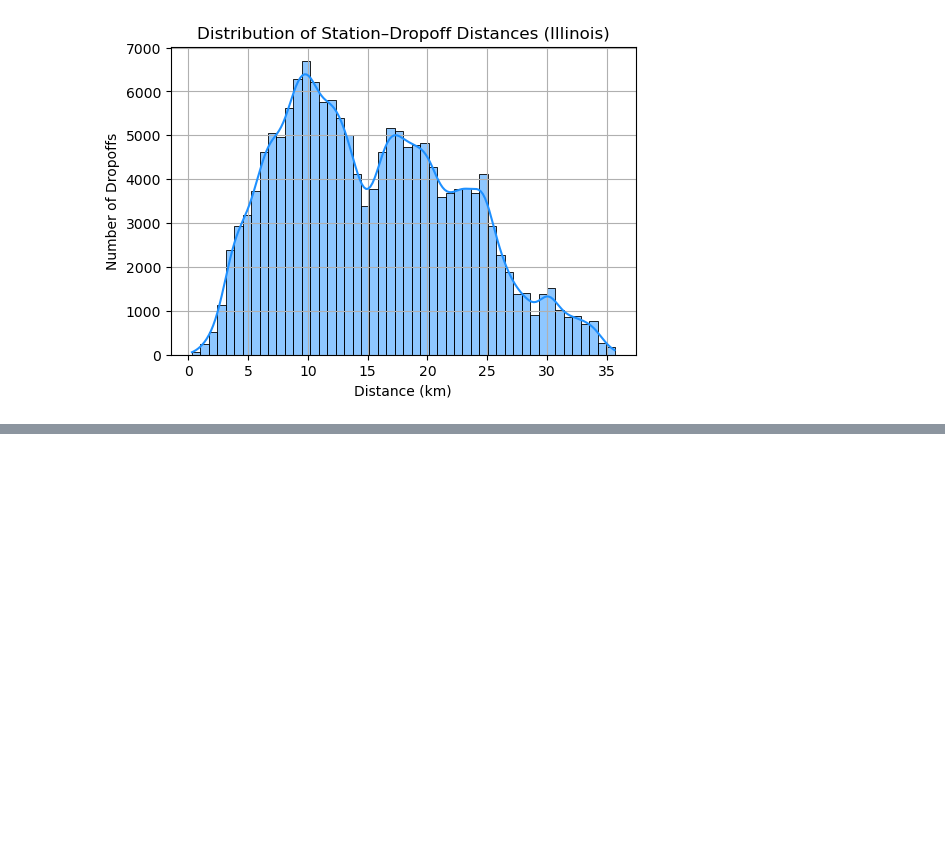
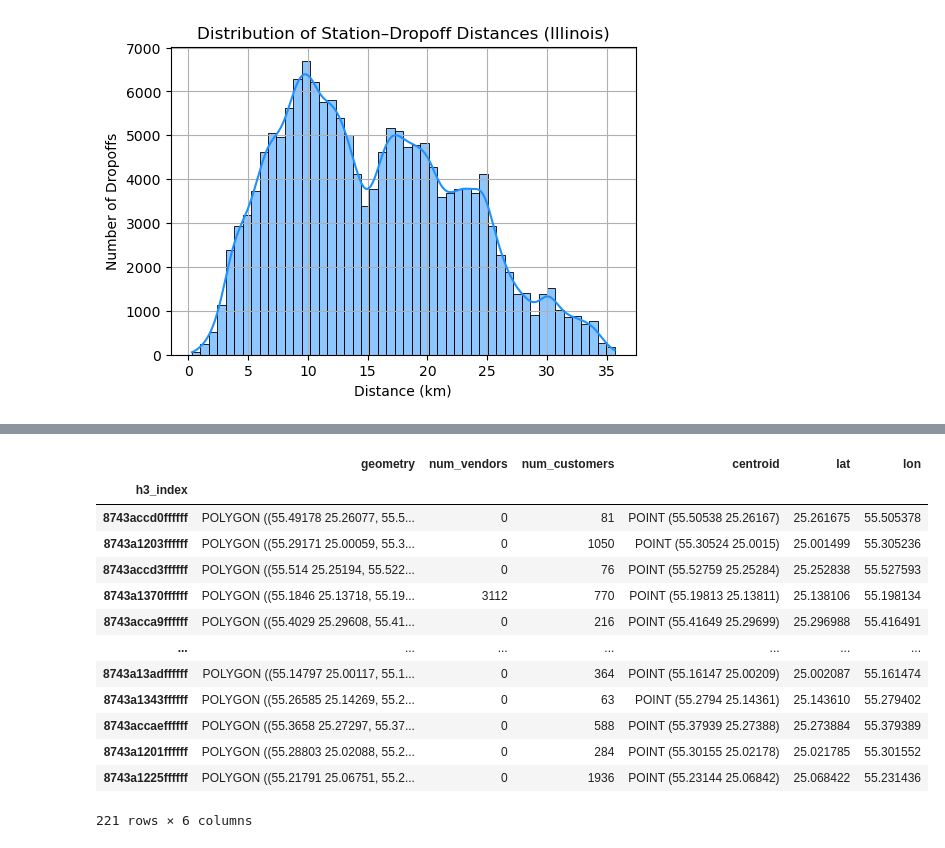
Before and after one commit to javad-e/delivery-tunnels, a Jupyter notebook: Gravity Model Calibration.ipynb, the cells around one changed output, grey strips where cells are left out. Cells and saved outputs as stored; diff of their text form; code cells hidden in the pictures; blank space fills up the shorter version.

```diff
--- a/Gravity Model Calibration.ipynb
+++ b/Gravity Model Calibration.ipynb
@@ -987,0 +1004,17 @@ plt.show()
+# %%
+merged_4326
+# %% [output]
+|  | geometry | num_vendors | num_customers | centroid | lat | lon |
+| h3_index |  |  |  |  |  |  |
+| 8743accd0ffffff | POLYGON ((55.49178 25.26077, 55.5... | 0 | 81 | POINT (55.50538 25.26167) | 25.261675 | 55.505378 |
+| 8743a1203ffffff | POLYGON ((55.29171 25.00059, 55.3... | 0 | 1050 | POINT (55.30524 25.0015) | 25.001499 | 55.305236 |
+| 8743accd3ffffff | POLYGON ((55.514 25.25194, 55.522... | 0 | 76 | POINT (55.52759 25.25284) | 25.252838 | 55.527593 |
+| 8743a1370ffffff | POLYGON ((55.1846 25.13718, 55.19... | 3112 | 770 | POINT (55.19813 25.13811) | 25.138106 | 55.198134 |
+| 8743acca9ffffff | POLYGON ((55.4029 25.29608, 55.41... | 0 | 216 | POINT (55.41649 25.29699) | 25.296988 | 55.416491 |
+| ... | ... | ... | ... | ... | ... | ... |
+| 8743a13adffffff | POLYGON ((55.14797 25.00117, 55.1... | 0 | 364 | POINT (55.16147 25.00209) | 25.002087 | 55.161474 |
+| 8743a1343ffffff | POLYGON ((55.26585 25.14269, 55.2... | 0 | 63 | POINT (55.2794 25.14361) | 25.143610 | 55.279402 |
+| 8743accaeffffff | POLYGON ((55.3658 25.27297, 55.37... | 0 | 588 | POINT (55.37939 25.27388) | 25.273884 | 55.379389 |
+| 8743a1201ffffff | POLYGON ((55.28803 25.02088, 55.2... | 0 | 284 | POINT (55.30155 25.02178) | 25.021785 | 55.301552 |
+| 8743a1225ffffff | POLYGON ((55.21791 25.06751, 55.2... | 0 | 1936 | POINT (55.23144 25.06842) | 25.068422 | 55.231436 |
+221 rows × 6 columns
```
Also changed, not shown: parts of 23 cells of this notebook.
